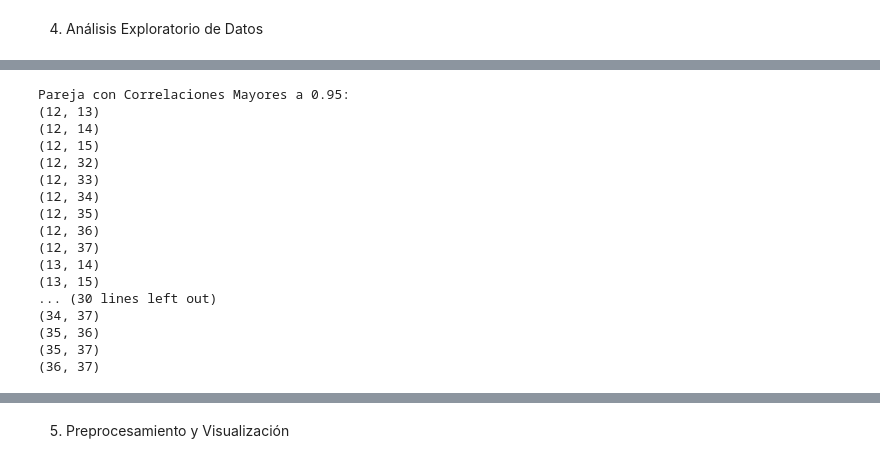
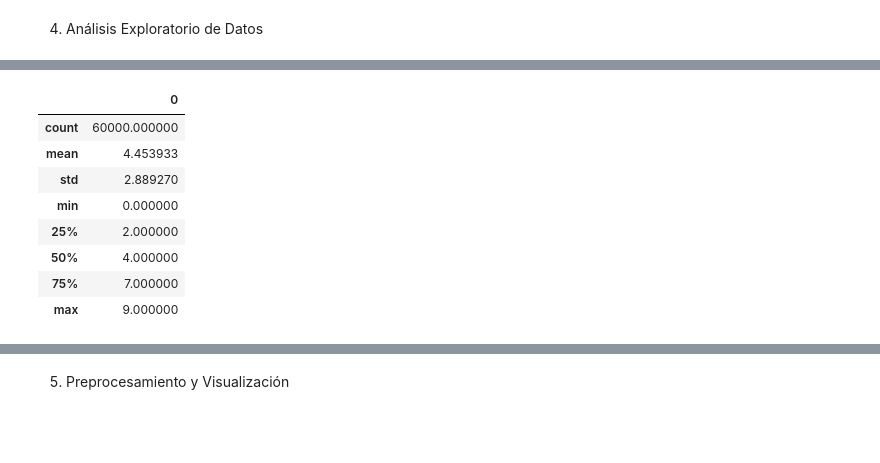
Before and after one commit to jfdonosom/Notebooks, a Jupyter notebook: Entrega_Final_DS_III_Donoso_Mendieta.ipynb, the cells around one changed output, grey strips where cells are left out. Drawn from its saved outputs; the diff is of its cells as text; code cells hidden in the pictures; blank space fills up the shorter version.

```diff
--- a/Entrega_Final_DS_III_Donoso_Mendieta.ipynb
+++ b/Entrega_Final_DS_III_Donoso_Mendieta.ipynb
@@ -176,34 +135,13 @@ corr_matrix
-# %%
-# Parejas de Coeficientes Diferentes, con Correlaciones >95%
-threshold = 0.95
-correlated_pairs = []
-
-# Recorrer Matrix e Identificar Parejas.
-for i in range(corr_matrix.shape[0]):
-    for j in range(i+1, corr_matrix.shape[1]):
-        if abs(corr_matrix.iloc[i, j]) > threshold:
-            pair = (corr_matrix.index[i], corr_matrix.columns[j])
-            correlated_pairs.append(pair)
-
-# Imprimir las Parejas Correlacionadas
-print("Pareja con Correlaciones Mayores a 0.95:")
-for pair in correlated_pairs:
-    print(pair)
-# %% [output]
-Pareja con Correlaciones Mayores a 0.95:
-(12, 13)
-(12, 14)
-(12, 15)
-(12, 32)
-(12, 33)
-(12, 34)
-(12, 35)
-(12, 36)
-(12, 37)
-(13, 14)
-(13, 15)
-... (30 lines left out)
-(34, 37)
-(35, 36)
-(35, 37)
-(36, 37)
+# %%
+# Estadistica Descriptiva Variable Objetivo.
+df_y_train.describe()
+# %% [output]
+|  | 0 |
+| count | 60000.000000 |
+| mean | 4.453933 |
+| std | 2.889270 |
+| min | 0.000000 |
+| 25% | 2.000000 |
+| 50% | 4.000000 |
+| 75% | 7.000000 |
+| max | 9.000000 |
```
Also changed, not shown: parts of 43 cells of this notebook.
